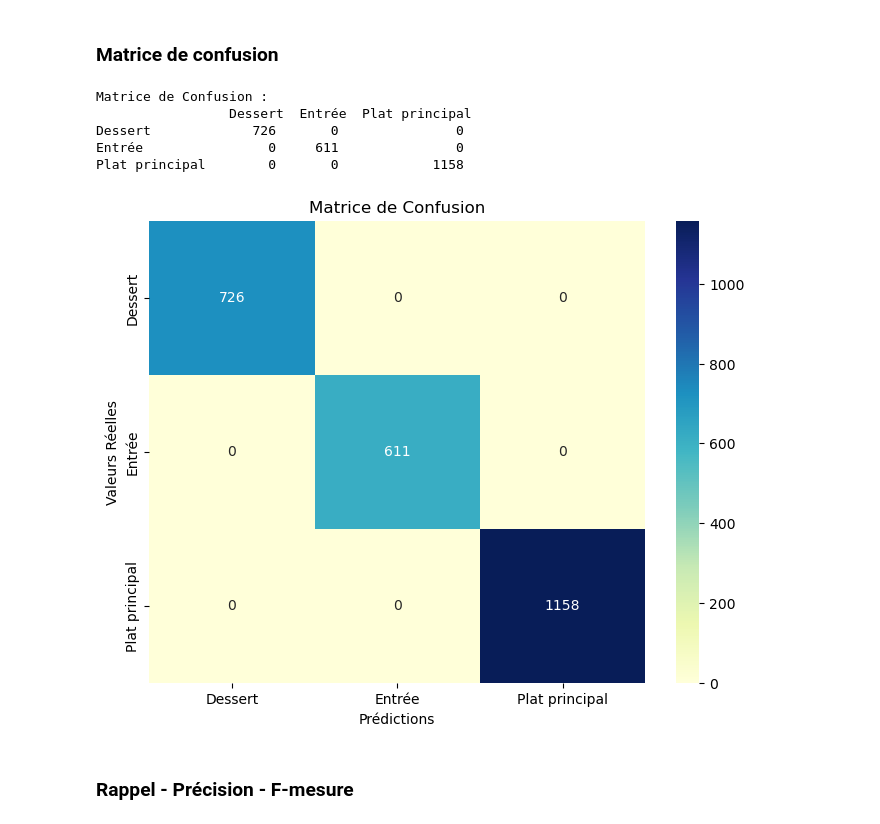
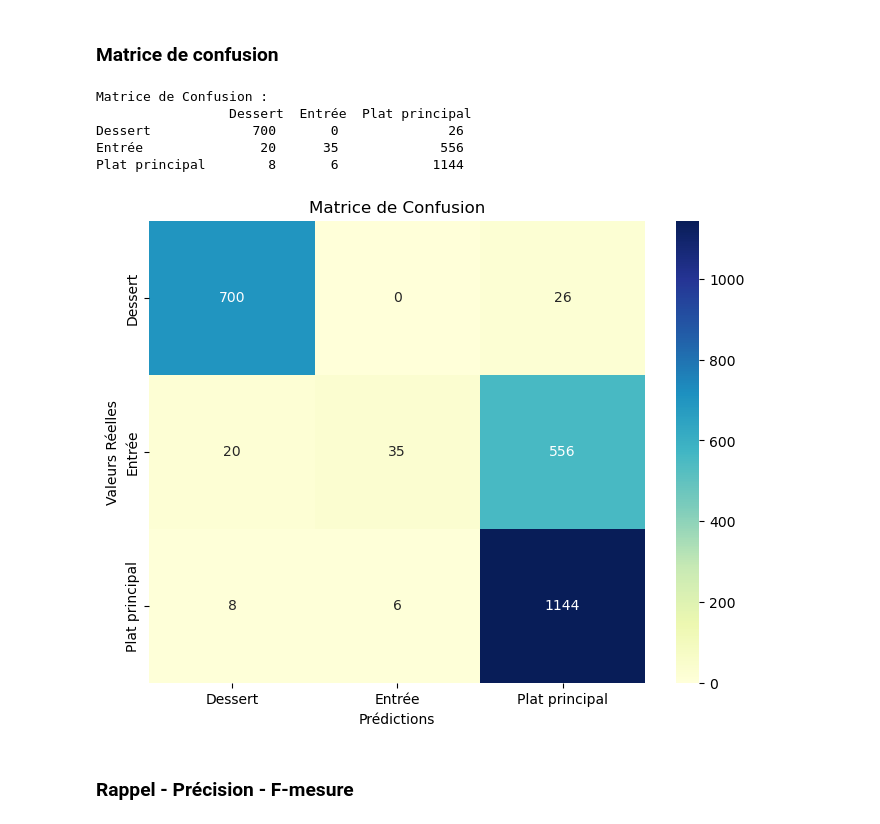
Before and after one commit to uvsq21805581/Projet-Intro-au-TALN-02-2024, a Jupyter notebook: src/main.ipynb, the cells around one changed output. Drawn from its saved outputs; the diff is of its cells as text; code cells hidden in the pictures.

```diff
--- a/src/main.ipynb
+++ b/src/main.ipynb
@@ -66,27 +66,27 @@ test_df['SKlearn prediction'] = y_pred
 # %%
 y_test = test_df['type']
 y_rand = test_df['random prediction']
 y_main = test_df['main class prediction']
 
-conf_matrix = confusion_matrix(y_test, y_test)
+conf_matrix = confusion_matrix(y_test, y_pred)
 
 conf_df = pd.DataFrame(conf_matrix, index=model.classes_, columns=model.classes_)
 
 print("Matrice de Confusion : \n", conf_df)
 
 plt.figure(figsize=(8,6))
 sns.heatmap(conf_df, annot=True, cmap="YlGnBu", fmt='g')
 plt.title('Matrice de Confusion')
 plt.xlabel('Prédictions')
 plt.ylabel('Valeurs Réelles')
 plt.show()
 # %% [output]
 Matrice de Confusion :
                  Dessert  Entrée  Plat principal
-Dessert             726       0               0
-Entrée                0     611               0
-Plat principal        0       0            1158
+Dessert             700       0              26
+Entrée               20      35             556
+Plat principal        8       6            1144
-[figure, old version]
+[figure, new version]
 # %% [markdown]
 ### Rappel - Précision - F-mesure
 # %%
```
